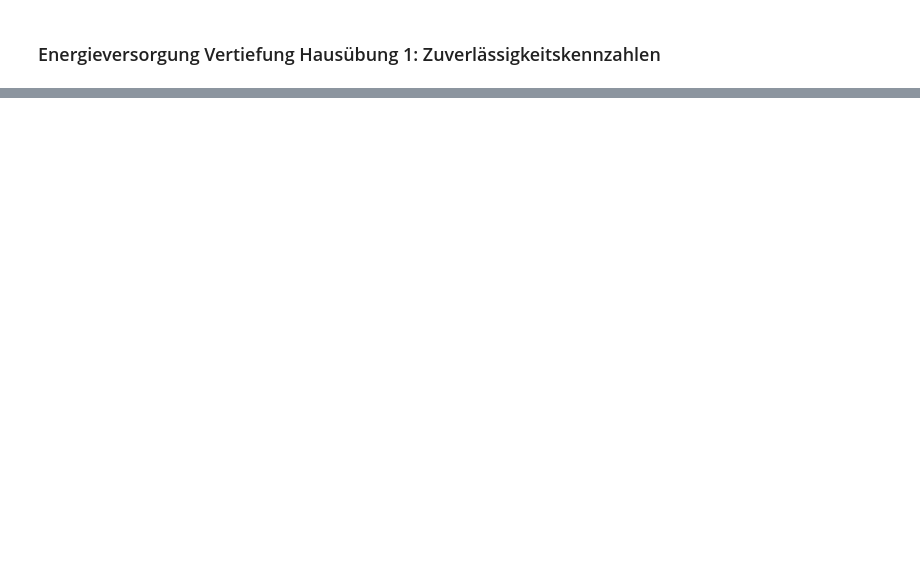
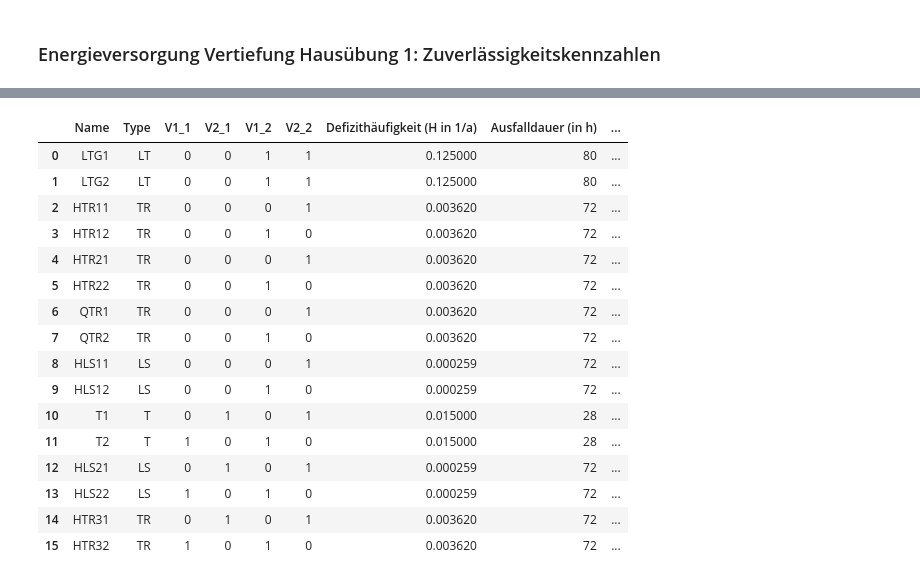
Before and after one commit to alexfroschauer/Energieversorgung_Homework, a Jupyter notebook: Homework1/EV_Vertiefung_HÜ1.ipynb, the cells around one changed output, grey strips where cells are left out. Saved outputs shown, nothing was run; the diff lists cells and outputs as text; code cells hidden in the pictures; blank space fills up the shorter version.

```diff
--- a/Homework1/EV_Vertiefung_HÜ1.ipynb
+++ b/Homework1/EV_Vertiefung_HÜ1.ipynb
@@ -6,8 +7,8 @@ from tabulate import tabulate
 # %%
 # Eingabe Matrikelnummer
-# MatrNr = 11907067
+MatrNr = 11907067
 # MatrNr = 12001535
-MatrNr = 12143819
+# MatrNr = 12143819
 
 # Berechnung IPS
 def calculation_ips(Matrikelnummer):
@@ -118,12 +119,13 @@ df['Defizitenergie E_V1'] = None
 for index, row in df.iterrows():
     if row["V1_2"] == 0:
         df.at[index, "NV_V1"] = row["Defizithäufigkeit (H in 1/a)"] * (row["Ausfalldauer (in h)"] + 0.25)
-        df.at[index, "Defizitleistung P_V1"] = row["Defizithäufigkeit (H in 1/a)"] * P_A
+        df.at[index, "Defizitleistung P_V1"] = row["Defizithäufigkeit (H in 1/a)"] * P_GK
         df.at[index, "Defizitenergie E_V1"] = df.at[index, "Defizitleistung P_V1"] * (row["Ausfalldauer (in h)"] + 0.25)
     elif row["V1_2"] == 1:
         df.at[index, "NV_V1"] = row["Defizithäufigkeit (H in 1/a)"] * 0.25
-        df.at[index, "Defizitleistung P_V1"] = row["Defizithäufigkeit (H in 1/a)"] * P_A
+        df.at[index, "Defizitleistung P_V1"] = row["Defizithäufigkeit (H in 1/a)"] * P_GK
         df.at[index, "Defizitenergie E_V1"] = df.at[index, "Defizitleistung P_V1"] * 0.25
+
 
 # Selbe Herangehensweise wie bei Verbraucher 2
 df['NV_V2'] = None
@@ -134,35 +136,46 @@ df['Defizitenergie E_V2'] = None
 for index, row in df.iterrows():
     if row["V2_2"] == 0:
         df.at[index, "NV_V2"] = row["Defizithäufigkeit (H in 1/a)"] * (row["Ausfalldauer (in h)"] + 0.25)
-        df.at[index, "Defizitleistung P_V2"] = row["Defizithäufigkeit (H in 1/a)"] * P_A
+        df.at[index, "Defizitleistung P_V2"] = row["Defizithäufigkeit (H in 1/a)"] * P_GK
         df.at[index, "Defizitenergie E_V2"] = df.at[index, "Defizitleistung P_V2"] * (row["Ausfalldauer (in h)"] + 0.25)
     elif row["V2_2"] == 1:
         df.at[index, "NV_V2"] = row["Defizithäufigkeit (H in 1/a)"] * 0.25
-        df.at[index, "Defizitleistung P_V2"] = row["Defizithäufigkeit (H in 1/a)"] * P_A
+        df.at[index, "Defizitleistung P_V2"] = row["Defizithäufigkeit (H in 1/a)"] * P_GK
         df.at[index, "Defizitenergie E_V2"] = df.at[index, "Defizitleistung P_V2"] * 0.25
+        H_sum_H_V1 += df.at[index, "Defizithäufigkeit (H in 1/a)"]
 
 # Summierung der Werte der jeweiligen Spalten für die H-Schaltung
-Nichtverlaesslichkeit_V1 = round(df["NV_V1"].sum(), 4)
-Nichtverlaesslichkeit_V2 = round(df["NV_V2"].sum(), 4)
-Defizitleistung_V1 = round(df["Defizitleistung P_V1"].sum(), 4)
-Defizitleistung_V2 = round(df["Defizitleistung P_V2"].sum(), 4)
-Defizitenergie_V1 = round(df["Defizitenergie E_V1"].sum(), 4)
-Defizitenergie_V2 = round(df["Defizitenergie E_V2"].sum(), 4)
+Nichtverlaesslichkeit_V1_H = round(df["NV_V1"].sum(), 4)
+Nichtverlaesslichkeit_V2_H = round(df["NV_V2"].sum(), 4)
+Defizitleistung_V1_H = round(df["Defizitleistung P_V1"].sum(), 4)
+Defizitleistung_V2_H = round(df["Defizitleistung P_V2"].sum(), 4)
+Defizitenergie_V1_H = round(df["Defizitenergie E_V1"].sum(), 4)
+Defizitenergie_V2_H = round(df["Defizitenergie E_V2"].sum(), 4)
+
+# Berechnung der gesamten Defizithäufigkeit für alle Elemente, deren Ausfall für eine Nichtversorgung von V1 sorgt
+Defizithaeufigkeit_V1_H_gesamt = round((df["Defizithäufigkeit (H in 1/a)"] * (1 - df["V1_1"])).sum(), 8)
+
+print(H_sum_H_V1)
+print(Defizithaeufigkeit_V1_H_gesamt)
+print()
+print(NV_sum_H_V1)
+print(Nichtverlaesslichkeit_V1_H)
 
 # Exportiere als csv-Datei
 df.iloc[:, :6].to_csv('output_H_Schaltung.csv', sep=';', index=False)
-print(df)
+display(df)
 print(" ")
 
 # Ausgeben der summierten Werte
-print(f"Nichtverlässlichkeit V1: {Nichtverlaesslichkeit_V1} h/a = {round(Nichtverlaesslichkeit_V1 / 8760, 6)} [1]")
-print(f"Nichtverlässlichkeit V1: {Nichtverlaesslichkeit_V2} h/a = {round(Nichtverlaesslichkeit_V2 / 8760, 6)} [1]")
-print(f"Defizitleistung V1: {Defizitleistung_V1} MW")
-print(f"Defizitleistung V2: {Defizitleistung_V2} MW")
-print(f"Defizitenergie V1: {Defizitenergie_V1} MWh")
-print(f"Defizitenergie V2: {Defizitenergie_V2} MWh")
+print(f"Defizithäufigkeit gesamt (H): {Defizithaeufigkeit_V1_H_gesamt} [1/a]")
+print(f"Nichtverlässlichkeit V1 (H): {Nichtverlaesslichkeit_V1_H} h/a = {round(Nichtverlaesslichkeit_V1_H / 8760, 6)} [1]")
+print(f"Nichtverlässlichkeit V2 (H): {Nichtverlaesslichkeit_V2_H} h/a = {round(Nichtverlaesslichkeit_V2_H / 8760, 6)} [1]")
+print(f"Defizitleistung V1 (H): {Defizitleistung_V1_H} MW")
+print(f"Defizitleistung V2 (H): {Defizitleistung_V2_H} MW")
+print(f"Defizitenergie V1 (H): {Defizitenergie_V1_H} MWh")
+print(f"Defizitenergie V2 (H): {Defizitenergie_V2_H} MWh")
 print(" ")
-print(f"Nichtverlässlichkeit Gesamt: {Nichtverlaesslichkeit_V1 + Nichtverlaesslichkeit_V2} 1/a")
-print(f"Defizitleistung Gesamt: {Defizitleistung_V1 + Defizitleistung_V2} MW")
-print(f"Defizitenergie Gesamt: {Defizitenergie_V1 + Defizitenergie_V2} MWh")
+print(f"Nichtverlässlichkeit Gesamt (H): {Nichtverlaesslichkeit_V1_H + Nichtverlaesslichkeit_V2_H} h/a")
+print(f"Defizitleistung Gesamt (H): {Defizitleistung_V1_H + Defizitleistung_V2_H} MW")
+print(f"Defizitenergie Gesamt (H): {Defizitenergie_V1_H + Defizitenergie_V2_H} MWh")
 # %% [output]
@@ -185,0 +187,17 @@ Defizitenergie Gesamt: 12.8736 MWh
+|  | Name | Type | V1_1 | V2_1 | V1_2 | V2_2 | Defizithäufigkeit (H in 1/a) | Ausfalldauer (in h) | ... |
+| 0 | LTG1 | LT | 0 | 0 | 1 | 1 | 0.125000 | 80 | ... |
+| 1 | LTG2 | LT | 0 | 0 | 1 | 1 | 0.125000 | 80 | ... |
+| 2 | HTR11 | TR | 0 | 0 | 0 | 1 | 0.003620 | 72 | ... |
+| 3 | HTR12 | TR | 0 | 0 | 1 | 0 | 0.003620 | 72 | ... |
+| 4 | HTR21 | TR | 0 | 0 | 0 | 1 | 0.003620 | 72 | ... |
+| 5 | HTR22 | TR | 0 | 0 | 1 | 0 | 0.003620 | 72 | ... |
+| 6 | QTR1 | TR | 0 | 0 | 0 | 1 | 0.003620 | 72 | ... |
+| 7 | QTR2 | TR | 0 | 0 | 1 | 0 | 0.003620 | 72 | ... |
+| 8 | HLS11 | LS | 0 | 0 | 0 | 1 | 0.000259 | 72 | ... |
+| 9 | HLS12 | LS | 0 | 0 | 1 | 0 | 0.000259 | 72 | ... |
+| 10 | T1 | T | 0 | 1 | 0 | 1 | 0.015000 | 28 | ... |
+| 11 | T2 | T | 1 | 0 | 1 | 0 | 0.015000 | 28 | ... |
+| 12 | HLS21 | LS | 0 | 1 | 0 | 1 | 0.000259 | 72 | ... |
+| 13 | HLS22 | LS | 1 | 0 | 1 | 0 | 0.000259 | 72 | ... |
+| 14 | HTR31 | TR | 0 | 1 | 0 | 1 | 0.003620 | 72 | ... |
+| 15 | HTR32 | TR | 1 | 0 | 1 | 0 | 0.003620 | 72 | ... |
```
Also changed, not shown: parts of 4 cells of this notebook, 1 other file.
